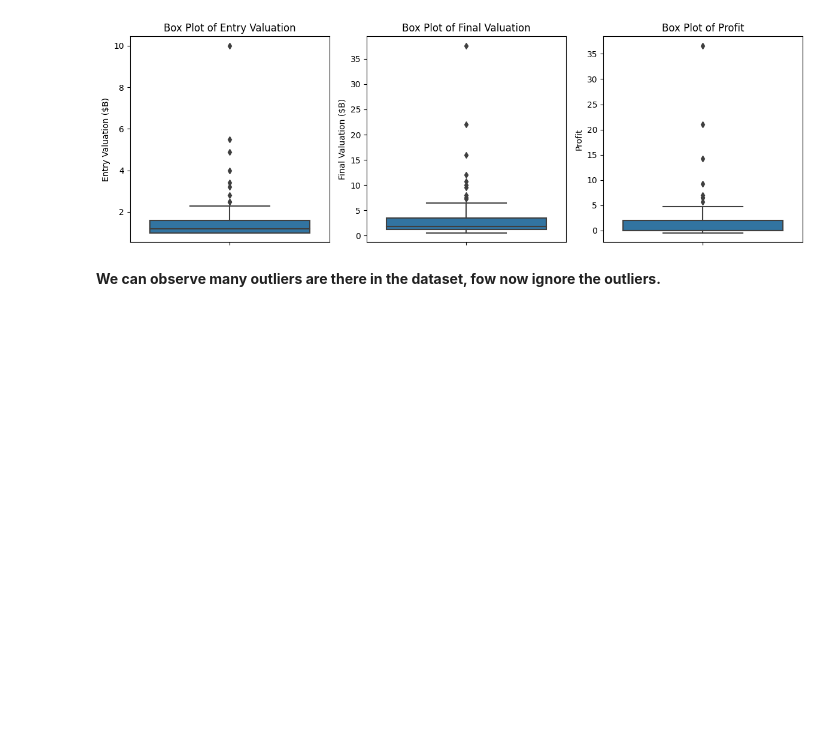
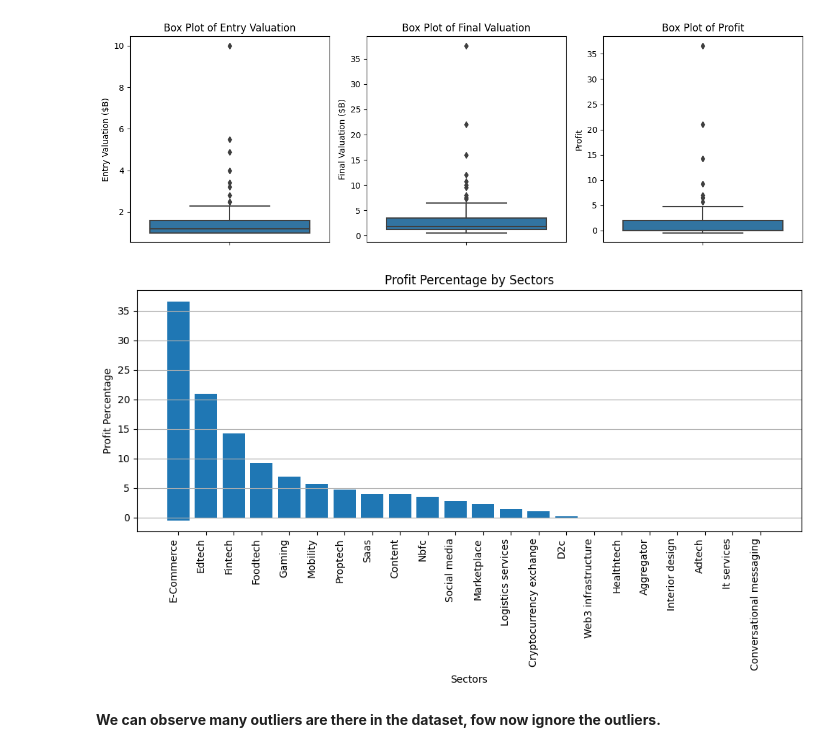
Before and after one commit to lokesh10111/Analysis-of-Startups-in-India, a Jupyter notebook: Notebooks/Notebook1.ipynb, the cells around one changed output. Cells and saved outputs as stored; diff of their text form; code cells hidden in the pictures; blank space fills up the shorter version.

```diff
--- a/Notebooks/Notebook1.ipynb
+++ b/Notebooks/Notebook1.ipynb
@@ -302,6 +314,34 @@ plt.tight_layout()
 plt.show()
 # %% [output]
 [figure]
+# %%
+def plot_profit_percentage_by_sectors(sectors, profit_percentages):
+    # Set up the figure and axis
+    fig, ax = plt.subplots(figsize=(10, 6))
+
+    # Plot the bar graph
+    ax.bar(sectors, profit_percentages)
+
+    # Customize the plot
+    ax.set_xlabel('Sectors')
+    ax.set_ylabel('Profit Percentage')
+    ax.set_title('Profit Percentage by Sectors')
+    ax.grid(axis='y')
+
+    # Rotate the x-axis labels for better readability
+    plt.xticks(rotation=90, ha='right')
+
+    # Show the plot
+    plt.tight_layout()
+    plt.show()
+
+# Assuming you have a DataFrame df with 'Main_Sector' and 'Profit' columns
+df_sorted = df.sort_values(by='Profit', ascending=False)
+
+# Call the function with the sorted DataFrame
+plot_profit_percentage_by_sectors(df_sorted['Main_Sector'], df_sorted['Profit'])
+# %% [output]
+[figure, added]
 # %% [markdown]
 **We can observe many outliers are there in the dataset, fow now ignore the outliers.**
 # %%
```
Also changed, not shown: parts of 4 cells of this notebook, 10 other files.
